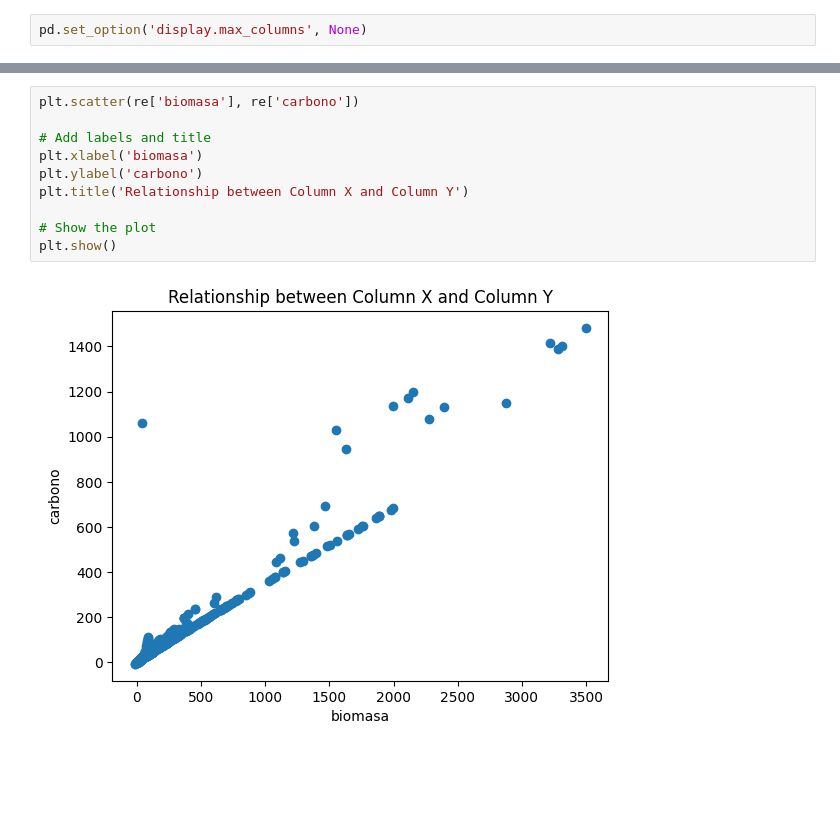
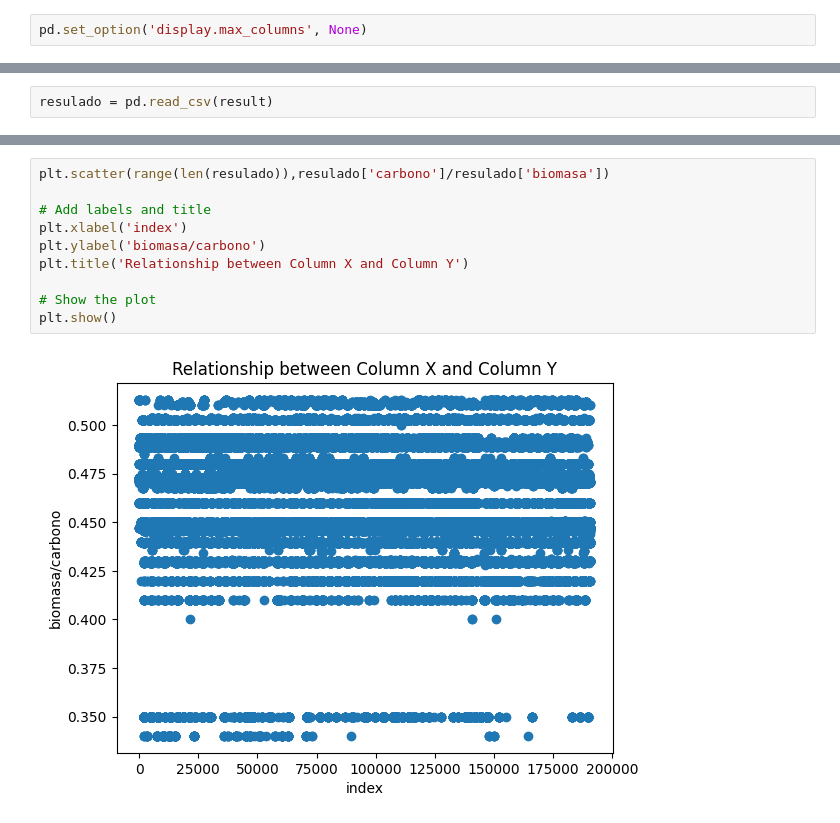
Before and after one commit to gomosak08/SEByC, a Jupyter notebook: labs/Untitled.ipynb, the cells around one changed output, grey strips where cells are left out. Saved outputs shown, nothing was run; the diff lists cells and outputs as text; blank space fills up the shorter version.

```diff
--- a/labs/Untitled.ipynb
+++ b/labs/Untitled.ipynb
@@ -237,0 +71,2 @@ np.False_
+# %%
+resulado = pd.read_csv(result)
@@ -254,12 +105,12 @@ plt.show()
 # %%
-plt.scatter(re['biomasa'], re['carbono'])
+plt.scatter(range(len(resulado)),resulado['carbono']/resulado['biomasa'])
 
 # Add labels and title
-plt.xlabel('biomasa')
-plt.ylabel('carbono')
+plt.xlabel('index')
+plt.ylabel('biomasa/carbono')
 plt.title('Relationship between Column X and Column Y')
 
 # Show the plot
 plt.show()
 # %% [output]
-[figure, old version]
+[figure, new version]
```
Also changed, not shown: parts of 42 cells of this notebook, 18 other files.
